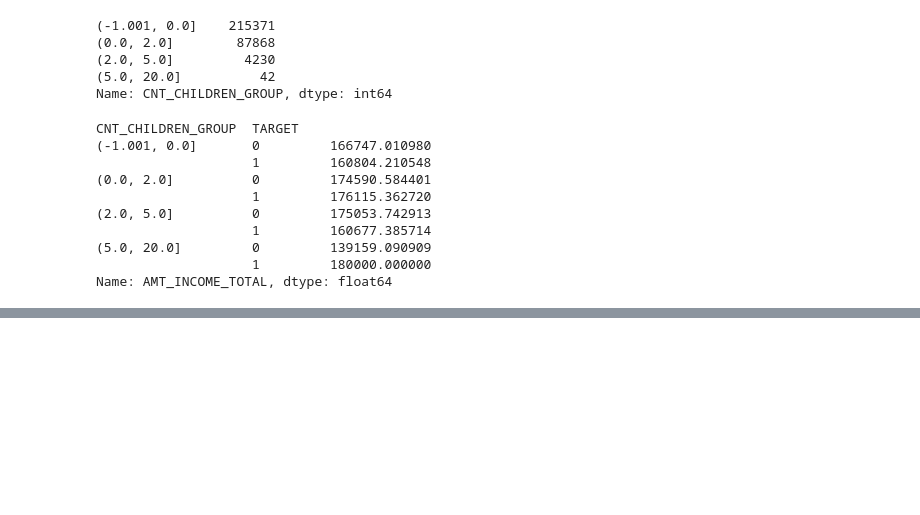
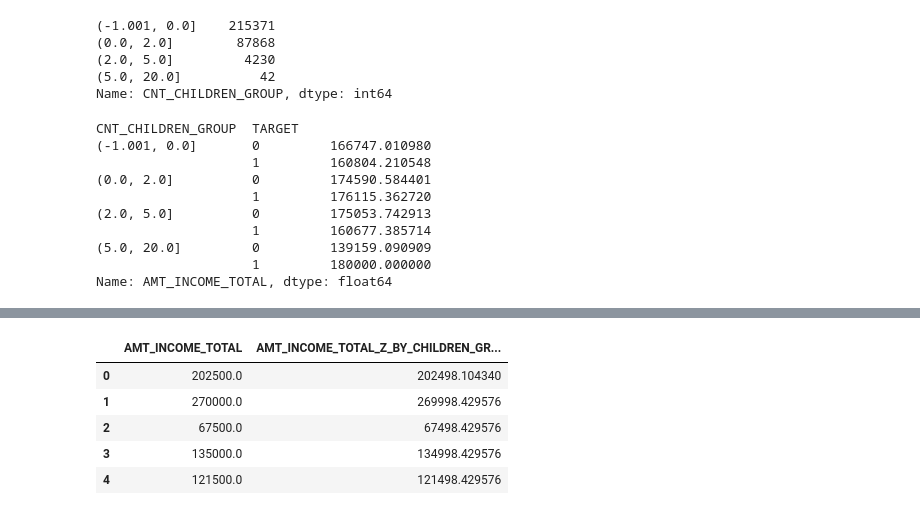
Before and after one commit to PatrickRuan/ML100Days, a Jupyter notebook: homework/Day_013_HW.ipynb, the cells around one changed output, grey strips where cells are left out. Cells and saved outputs as stored; diff of their text form; code cells hidden in the pictures; blank space fills up the shorter version.

```diff
--- a/homework/Day_013_HW.ipynb
+++ b/homework/Day_013_HW.ipynb
@@ -108,8 +108,15 @@ TypeError: ignored
 # %%
 #3
 """
 Your code here
 """
-app_train['AMT_INCOME_TOTAL_Z_BY_CHILDREN_GRP-TARGET'] = grouped_df.apply(lambda x: )
+app_train['AMT_INCOME_TOTAL_Z_BY_CHILDREN_GRP-TARGET'] = grouped_df.apply(lambda x: (x-np.mean(x)/np.std(x)) )
 
 app_train[['AMT_INCOME_TOTAL','AMT_INCOME_TOTAL_Z_BY_CHILDREN_GRP-TARGET']].head()
+# %% [output]
+|  | AMT_INCOME_TOTAL | AMT_INCOME_TOTAL_Z_BY_CHILDREN_GR... |
+| 0 | 202500.0 | 202498.104340 |
+| 1 | 270000.0 | 269998.429576 |
+| 2 | 67500.0 | 67498.429576 |
+| 3 | 135000.0 | 134998.429576 |
+| 4 | 121500.0 | 121498.429576 |
```
Also changed, not shown: parts of 1 cell of this notebook.
